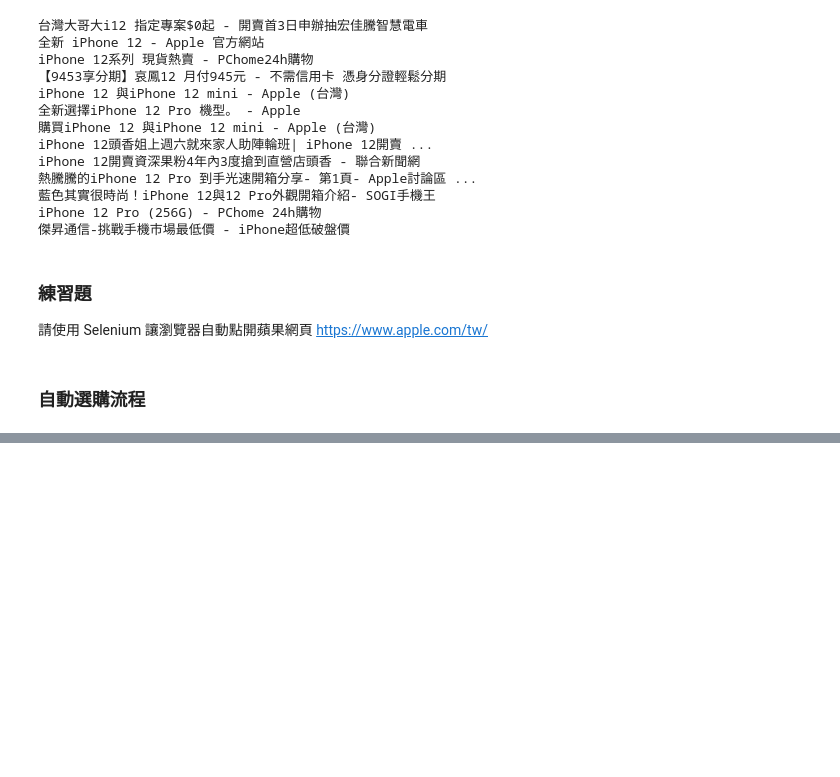
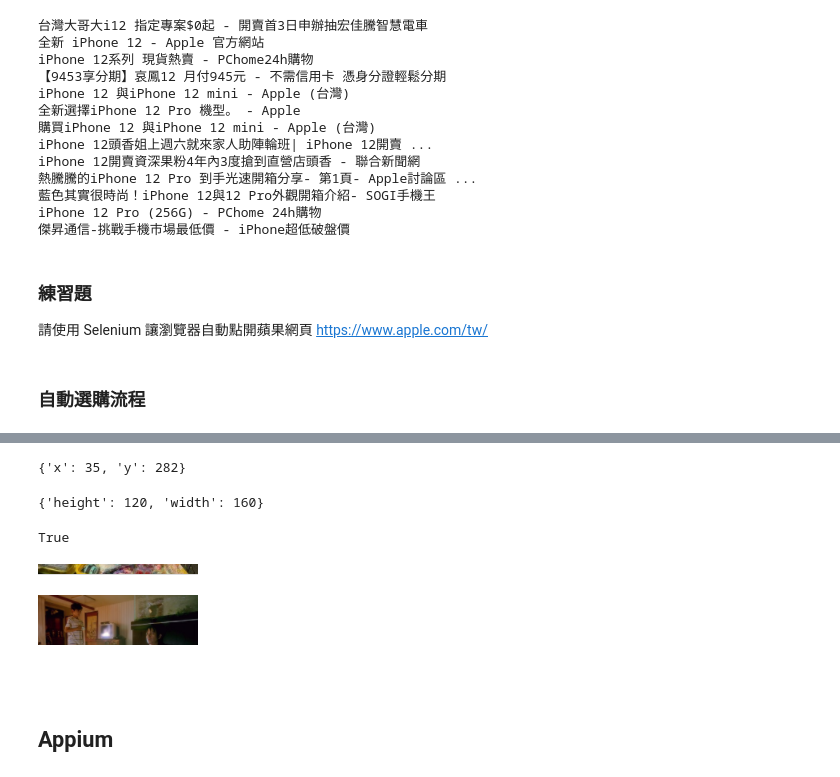
Before and after one commit to ywchiu/twm_crawler, a Jupyter notebook: Demo20201023.ipynb, the cells around one changed output, grey strips where cells are left out. Cells and saved outputs as stored; diff of their text form; code cells hidden in the pictures; blank space fills up the shorter version.

Commit message:
add selenium

```diff
--- a/Demo20201023.ipynb
+++ b/Demo20201023.ipynb
@@ -265,0 +429,14 @@ driver.close()
+# %%
+from selenium import webdriver
+from bs4 import BeautifulSoup
+options = webdriver.ChromeOptions()
+#options.add_argument('--headless')
+driver=webdriver.Chrome('/opt/local/common/chromedriver', chrome_options=options)
+driver.get('https://news.ltn.com.tw/list/breakingnews')
+
+soup = BeautifulSoup(driver.page_source, 'lxml')
+for t in soup.select('.title'):
+    print(t.text)
+
+
+driver.save_screenshot('ltn.png')
@@ -265,0 +465,14 @@ driver.close()
+# %%
+im = driver.find_element_by_css_selector('img.lazy_imgs_ltn')
+# %%
+im.location
+# %% [output]
+{'x': 35, 'y': 282}
+# %%
+im.size
+# %% [output]
+{'height': 120, 'width': 160}
+# %%
+driver.save_screenshot('ltn2.png')
+# %% [output]
+True
@@ -265,0 +482,13 @@ driver.close()
+# %%
+left = im.location["x"]
+top = im.location["y"]
+right = im.location["x"] + im.size["width"]
+bottom = im.location["y"] + im.size["height"]
+im2 = Image.open('ltn2.png')
+im3 = im2.crop((left, top, right, bottom))
+# %%
+im3
+# %% [output]
+[figure, added]
+# %% [markdown]
+## Appium
```
Also changed, not shown: parts of 26 cells of this notebook.
